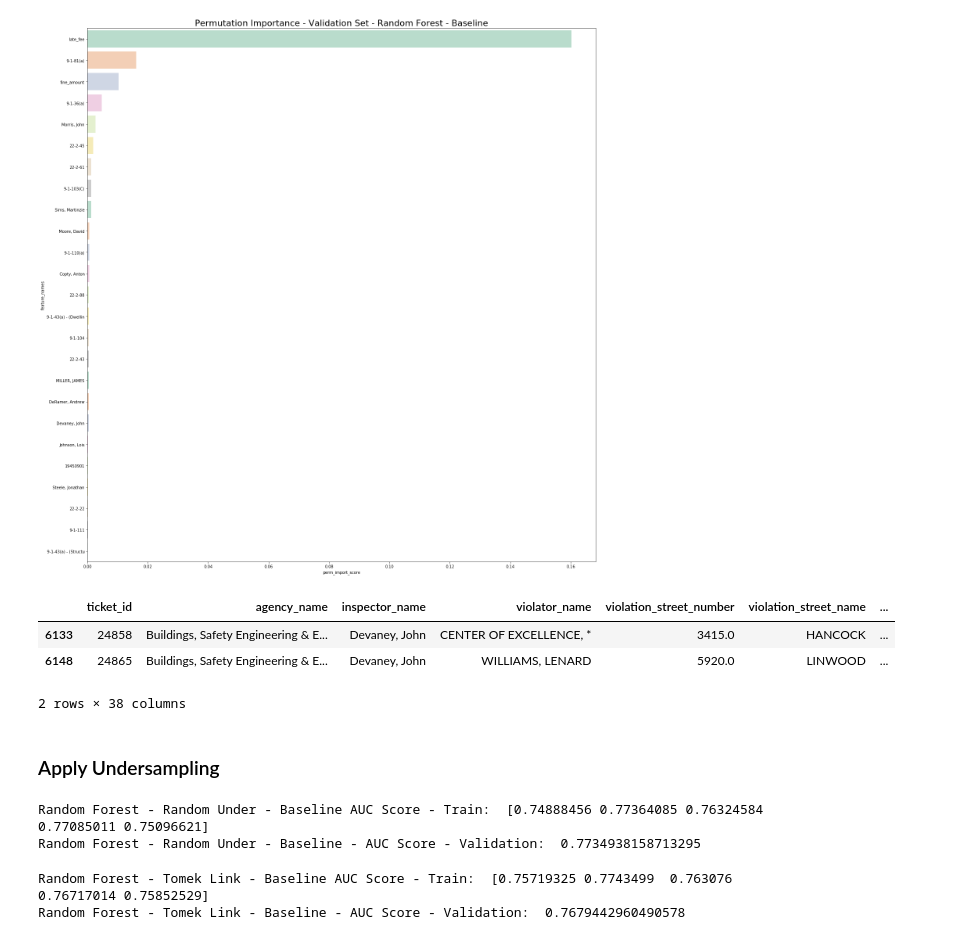
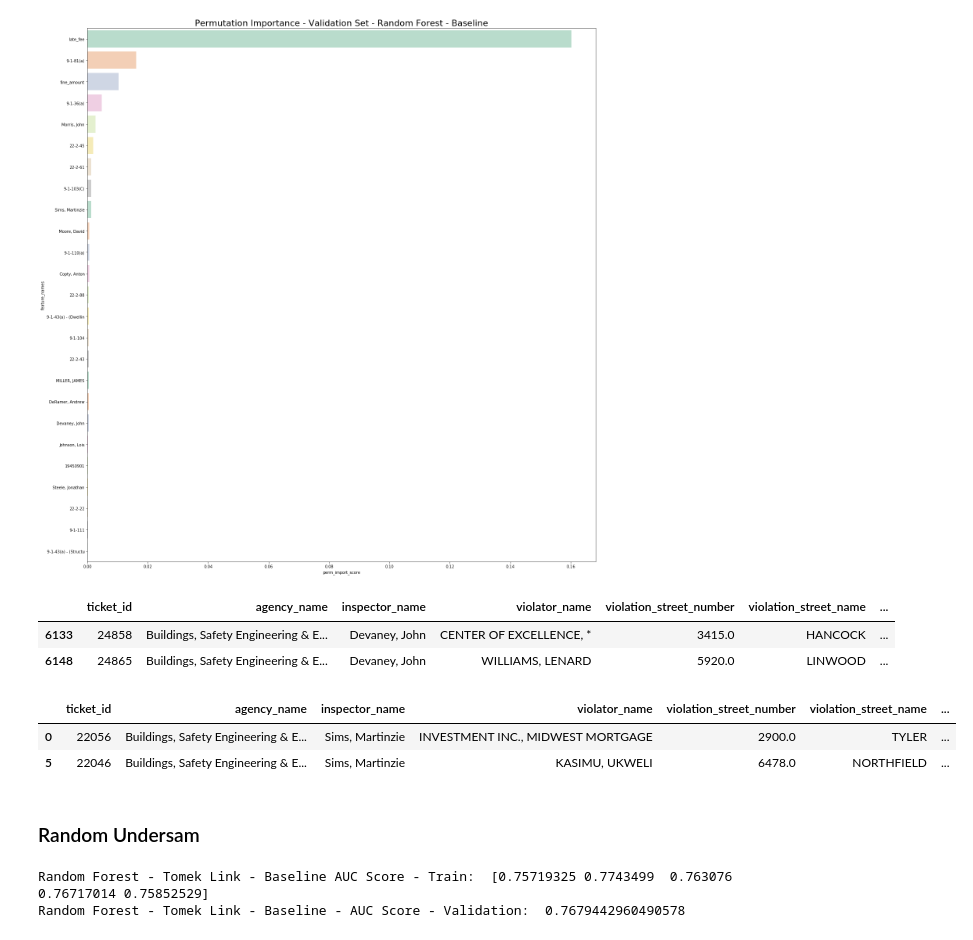
Before and after one commit to Morgan-Sell/detroit-blight-ticket, a Jupyter notebook: supervised_ml.ipynb, the cells around one changed output. Cells and saved outputs as stored; diff of their text form; code cells hidden in the pictures.

```diff
--- a/supervised_ml.ipynb
+++ b/supervised_ml.ipynb
@@ -362,28 +387,28 @@ plt.tight_layout();
 # %% [output]
 [figure]
 # %%
-train2[train2['violation_code'] == '9-1-81(a)'].head(2)
+train2[train2['violation_code'] == '9-1-81(a)'].iloc[:, :20].head(2)
 # %% [output]
 |  | ticket_id | agency_name | inspector_name | violator_name | violation_street_number | violation_street_name | ... |
 | 6133 | 24858 | Buildings, Safety Engineering & E... | Devaney, John | CENTER OF EXCELLENCE, * | 3415.0 | HANCOCK | ... |
 | 6148 | 24865 | Buildings, Safety Engineering & E... | Devaney, John | WILLIAMS, LENARD | 5920.0 | LINWOOD | ... |
-2 rows × 38 columns
 # %%
-train2[train2['violation_code'] == '9-1-81(a)'].head(2)
+train2[train2['violation_code'] == '9-1-36(a)'].iloc[:,:20].head(2)
+# %% [output]
+|  | ticket_id | agency_name | inspector_name | violator_name | violation_street_number | violation_street_name | ... |
+| 0 | 22056 | Buildings, Safety Engineering & E... | Sims, Martinzie | INVESTMENT INC., MIDWEST MORTGAGE | 2900.0 | TYLER | ... |
+| 5 | 22046 | Buildings, Safety Engineering & E... | Sims, Martinzie | KASIMU, UKWELI | 6478.0 | NORTHFIELD | ... |
-# %% [markdown]
-###  Apply Undersampling
+# %% [markdown]
+###  Random Undersam
 # %%
 X3_train_rndm, y3_train_rndm = RandomUnderSampler(random_state=3).fit_resample(X3_train, y3_train)
 
-forest = RandomForestClassifier(max_depth=5, random_state=3, n_estimators=20, max_features=n_features)
-forest.fit(X3_train_rndm, y3_train_rndm)
+forest_rndm = RandomForestClassifier(max_depth=5, random_state=3, n_estimators=20, max_features=n_features)
+forest_rndm.fit(X3_train_rndm, y3_train_rndm)
 
-forest_train_auc = cross_val_score(forest, X3_train_rndm, y3_train_rndm, scoring='roc_auc', cv=5)
-y3_prob = forest.predict_proba(X3_val)[:,1]
+forest_train_auc = cross_val_score(forest_rndm, X3_train_rndm, y3_train_rndm, scoring='roc_auc', cv=5)
+y3_prob = forest_rndm.predict_proba(X3_val)[:,1]
 y3_auc = roc_auc_score(y3_val, y3_prob)
 
 print('Random Forest - Random Under - Baseline AUC Score - Train: ', forest_train_auc)
 print('Random Forest - Random Under - Baseline - AUC Score - Validation: ', y3_auc )
-# %% [output]
-Random Forest - Random Under - Baseline AUC Score - Train:  [0.74888456 0.77364085 0.76324584 0.77085011 0.75096621]
-Random Forest - Random Under - Baseline - AUC Score - Validation:  0.7734938158713295
```
Also changed, not shown: parts of 17 cells of this notebook.
